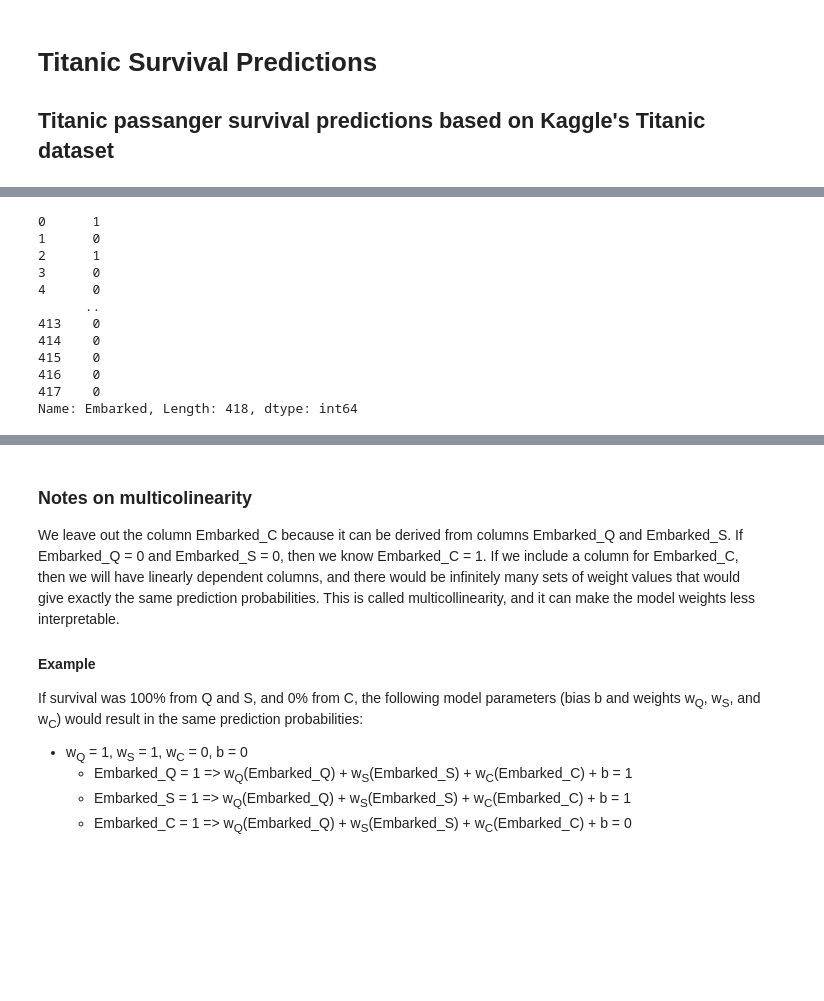
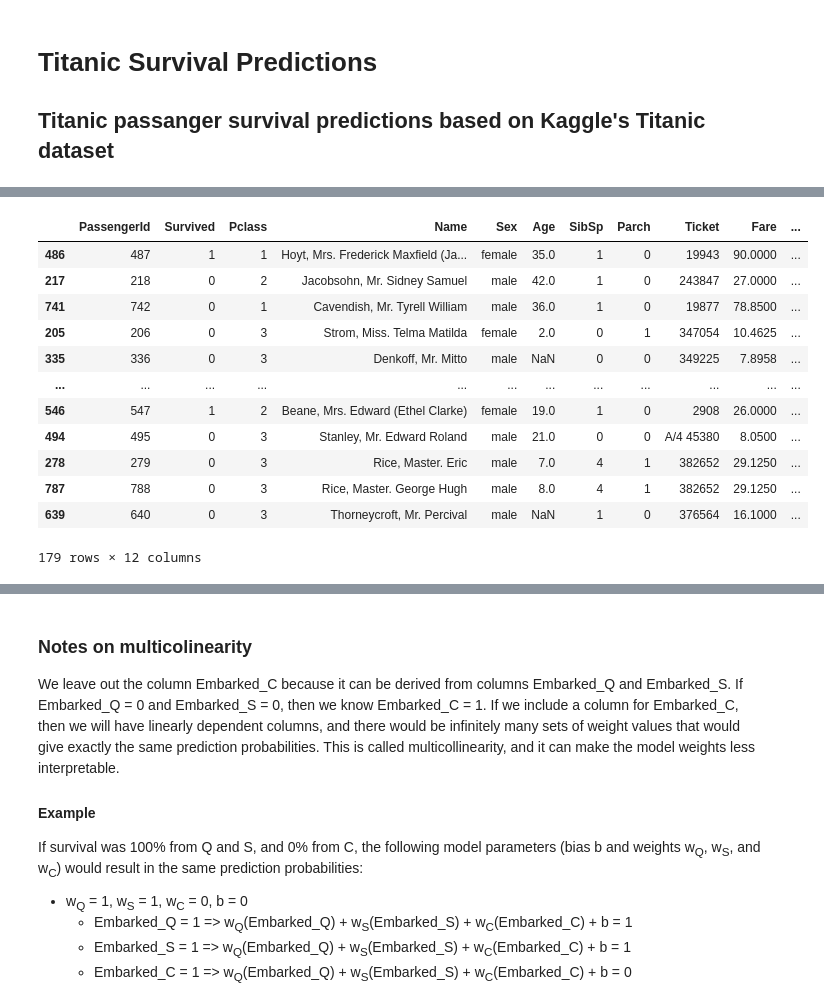
Before and after one commit to amihays/titanic, a Jupyter notebook: data_exploration.ipynb, the cells around one changed output, grey strips where cells are left out. Cells and saved outputs as stored; diff of their text form; code cells hidden in the pictures; blank space fills up the shorter version.

```diff
--- a/data_exploration.ipynb
+++ b/data_exploration.ipynb
@@ -44,16 +30,17 @@ uncleaned_test_set
-# %%
-(uncleaned_test_set['Embarked'] == 'Q').astype(int)
-# %% [output]
-0      1
-1      0
-2      1
-3      0
-4      0
-      ..
-413    0
-414    0
-415    0
-416    0
-417    0
-Name: Embarked, Length: 418, dtype: int64
+# %%
+uncleaned_validation_set
+# %% [output]
+|  | PassengerId | Survived | Pclass | Name | Sex | Age | SibSp | Parch | Ticket | Fare | ... |
+| 486 | 487 | 1 | 1 | Hoyt, Mrs. Frederick Maxfield (Ja... | female | 35.0 | 1 | 0 | 19943 | 90.0000 | ... |
+| 217 | 218 | 0 | 2 | Jacobsohn, Mr. Sidney Samuel | male | 42.0 | 1 | 0 | 243847 | 27.0000 | ... |
+| 741 | 742 | 0 | 1 | Cavendish, Mr. Tyrell William | male | 36.0 | 1 | 0 | 19877 | 78.8500 | ... |
+| 205 | 206 | 0 | 3 | Strom, Miss. Telma Matilda | female | 2.0 | 0 | 1 | 347054 | 10.4625 | ... |
+| 335 | 336 | 0 | 3 | Denkoff, Mr. Mitto | male | NaN | 0 | 0 | 349225 | 7.8958 | ... |
+| ... | ... | ... | ... | ... | ... | ... | ... | ... | ... | ... | ... |
+| 546 | 547 | 1 | 2 | Beane, Mrs. Edward (Ethel Clarke) | female | 19.0 | 1 | 0 | 2908 | 26.0000 | ... |
+| 494 | 495 | 0 | 3 | Stanley, Mr. Edward Roland | male | 21.0 | 0 | 0 | A/4 45380 | 8.0500 | ... |
+| 278 | 279 | 0 | 3 | Rice, Master. Eric | male | 7.0 | 4 | 1 | 382652 | 29.1250 | ... |
+| 787 | 788 | 0 | 3 | Rice, Master. George Hugh | male | 8.0 | 4 | 1 | 382652 | 29.1250 | ... |
+| 639 | 640 | 0 | 3 | Thorneycroft, Mr. Percival | male | NaN | 1 | 0 | 376564 | 16.1000 | ... |
+179 rows × 12 columns
 # %%
```
Also changed, not shown: parts of 19 cells of this notebook.
